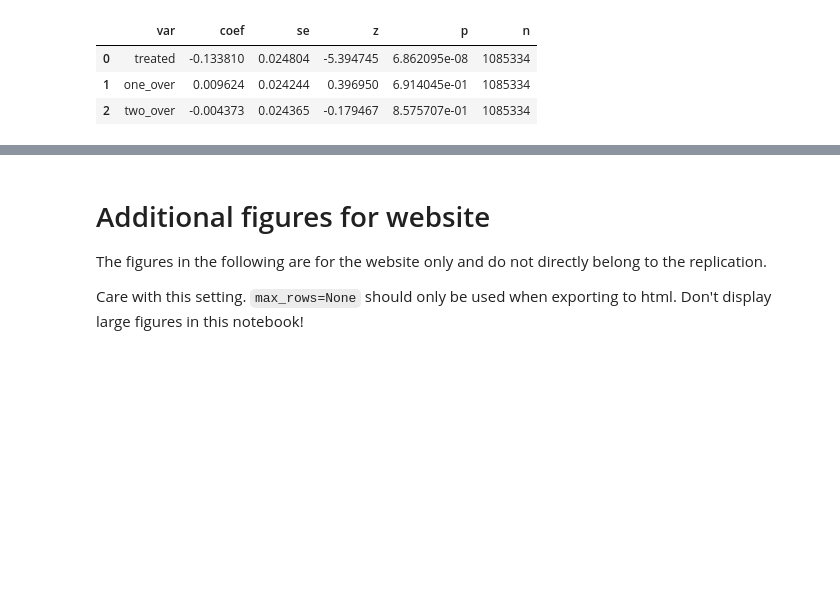
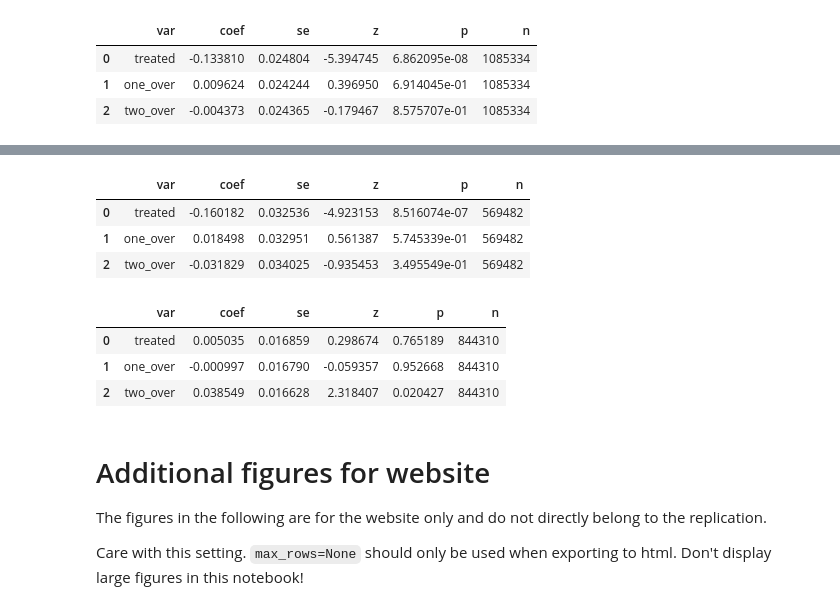
Before and after one commit to binste/chicago_safepassage_evaluation, a Jupyter notebook: notebooks/5_analysis/1.0-binste-analyze-crime-results-census-block-level.ipynb, the cells around one changed output, grey strips where cells are left out. Cells and saved outputs as stored; diff of their text form; code cells hidden in the pictures; blank space fills up the shorter version.

```diff
--- a/notebooks/5_analysis/1.0-binste-analyze-crime-results-census-block-level.ipynb
+++ b/notebooks/5_analysis/1.0-binste-analyze-crime-results-census-block-level.ipynb
@@ -267,3 +276,19 @@ results_property
+# %%
+results_violent_reduced = pd.read_csv('../../models/summary_poisson_violent_reduced.csv')
+results_violent_reduced
+# %% [output]
+|  | var | coef | se | z | p | n |
+| 0 | treated | -0.160182 | 0.032536 | -4.923153 | 8.516074e-07 | 569482 |
+| 1 | one_over | 0.018498 | 0.032951 | 0.561387 | 5.745339e-01 | 569482 |
+| 2 | two_over | -0.031829 | 0.034025 | -0.935453 | 3.495549e-01 | 569482 |
+# %%
+results_property_reduced = pd.read_csv('../../models/summary_poisson_property_reduced.csv')
+results_property_reduced
+# %% [output]
+|  | var | coef | se | z | p | n |
+| 0 | treated | 0.005035 | 0.016859 | 0.298674 | 0.765189 | 844310 |
+| 1 | one_over | -0.000997 | 0.016790 | -0.059357 | 0.952668 | 844310 |
+| 2 | two_over | 0.038549 | 0.016628 | 2.318407 | 0.020427 | 844310 |
 # %% [markdown]
 # Additional figures for website
 The figures in the following are for the website only and do not directly belong to the replication.
```
Also changed, not shown: parts of 9 cells of this notebook.
